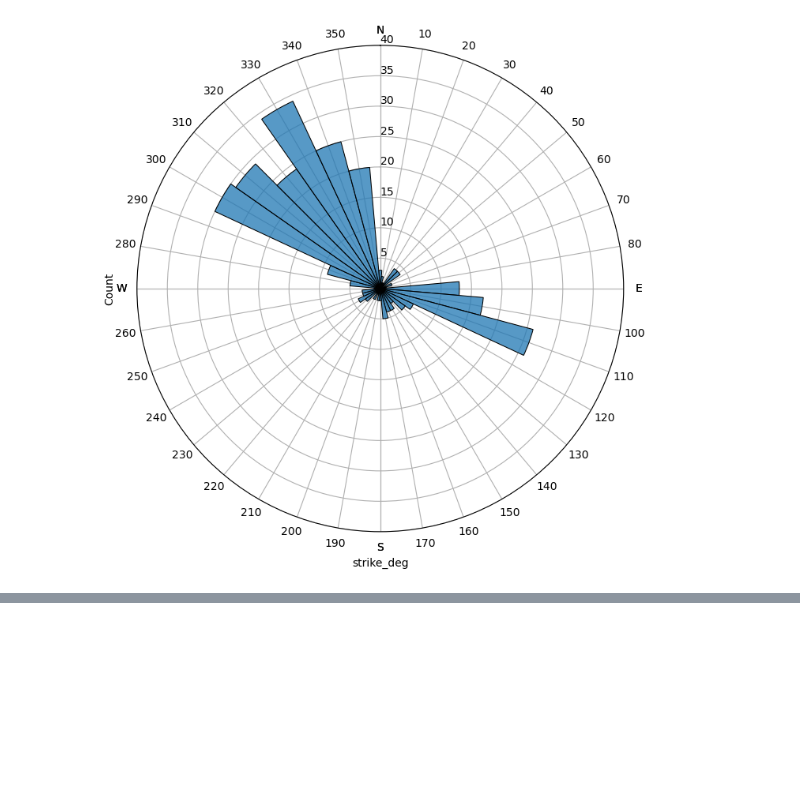
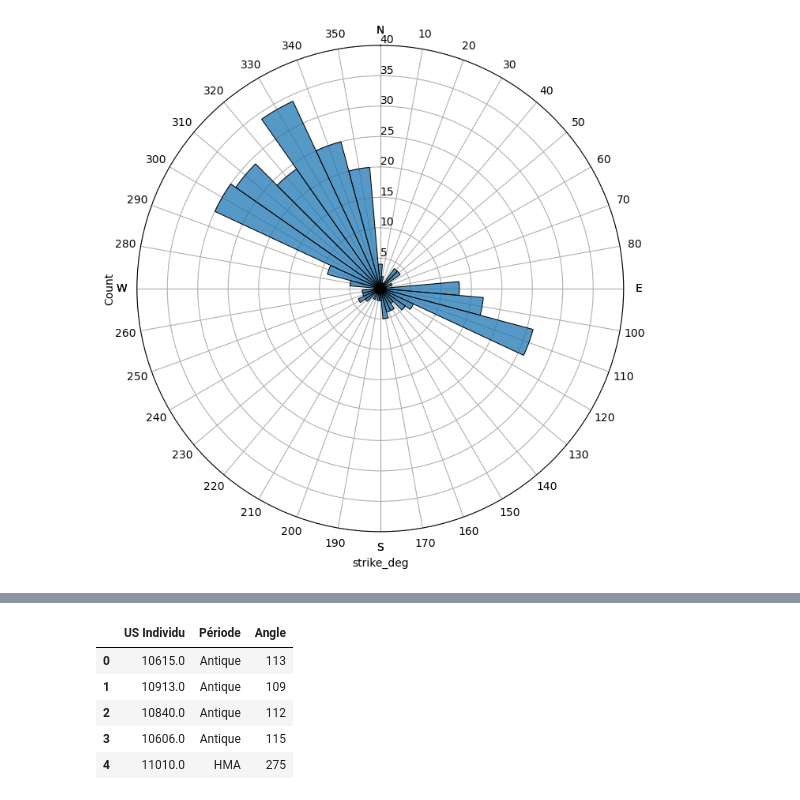
Before and after one commit to GeoISTO/GeoDataKit, a Jupyter notebook: notebook/demo_rose_diagram.ipynb, the cells around one changed output, grey strips where cells are left out. Saved outputs shown, nothing was run; the diff lists cells and outputs as text; code cells hidden in the pictures; blank space fills up the shorter version.

```diff
--- a/notebook/demo_rose_diagram.ipynb
+++ b/notebook/demo_rose_diagram.ipynb
@@ -59,0 +60,11 @@ gp.rose_diagram(direction_data, category_label="category",
+# %%
+import pandas as pd
+nails = pd.read_excel("Anthropo.xlsx")
+nails.head()
+# %% [output]
+|  | US Individu | Période | Angle |
+| 0 | 10615.0 | Antique | 113 |
+| 1 | 10913.0 | Antique | 109 |
+| 2 | 10840.0 | Antique | 112 |
+| 3 | 10606.0 | Antique | 115 |
+| 4 | 11010.0 | HMA | 275 |
```
Also changed, not shown: parts of 3 cells of this notebook, 4 other files.
